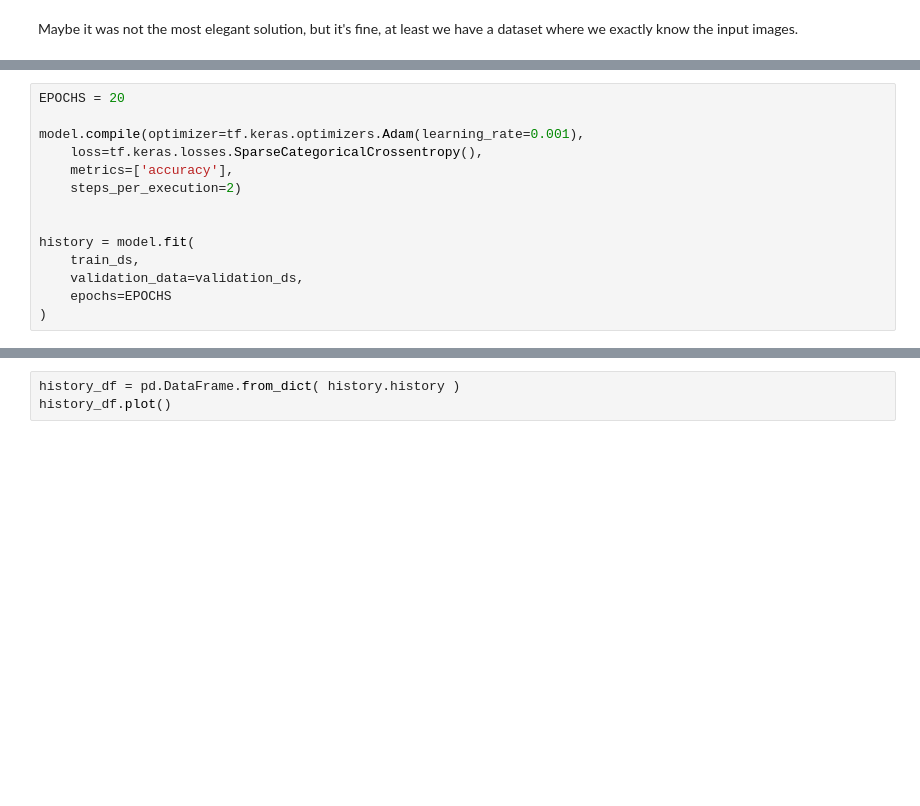
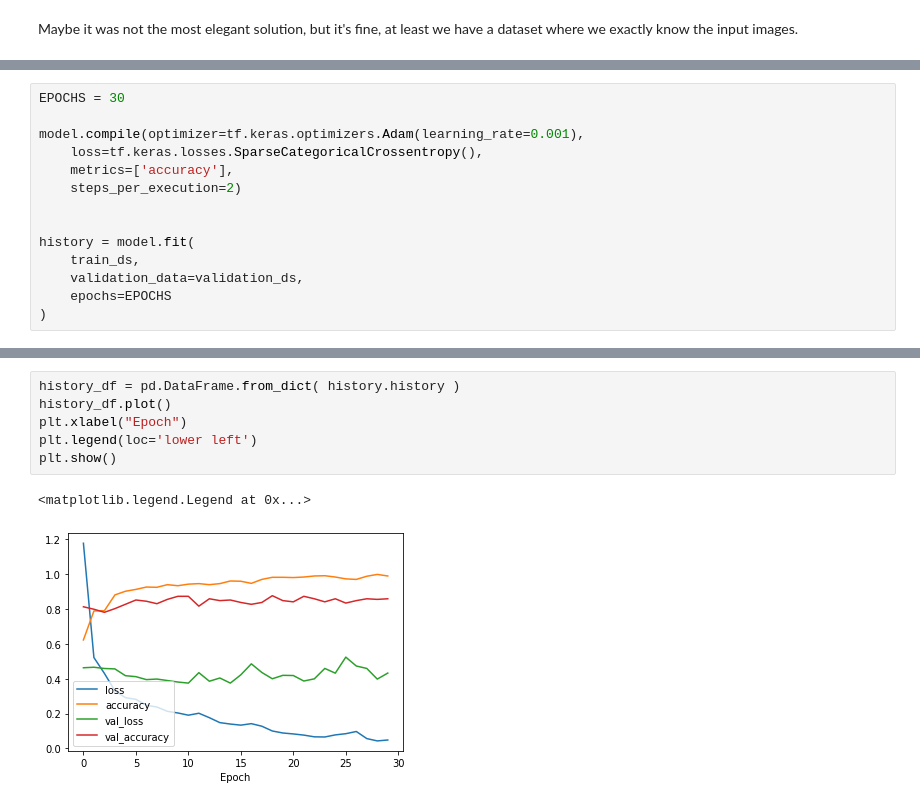
Before and after one commit to karylsienn/PHM2010, a Jupyter notebook: 01-cnn-model.ipynb, the cells around one changed output, grey strips where cells are left out. Cells and saved outputs as stored; diff of their text form; blank space fills up the shorter version.

```diff
--- a/01-cnn-model.ipynb
+++ b/01-cnn-model.ipynb
@@ -200,5 +221,5 @@ Using 283 files for validation.
 # %%
-EPOCHS = 20
+EPOCHS = 30
 
 model.compile(optimizer=tf.keras.optimizers.Adam(learning_rate=0.001),
     loss=tf.keras.losses.SparseCategoricalCrossentropy(),
@@ -214,3 +253,9 @@ history = model.fit(
 # %%
 history_df = pd.DataFrame.from_dict( history.history )
 history_df.plot()
+plt.xlabel("Epoch")
+plt.legend(loc='lower left')
+plt.show()
+# %% [output]
+<matplotlib.legend.Legend at 0x...>
+[figure, added]
```
Also changed, not shown: parts of 3 cells of this notebook, 1 other file.
